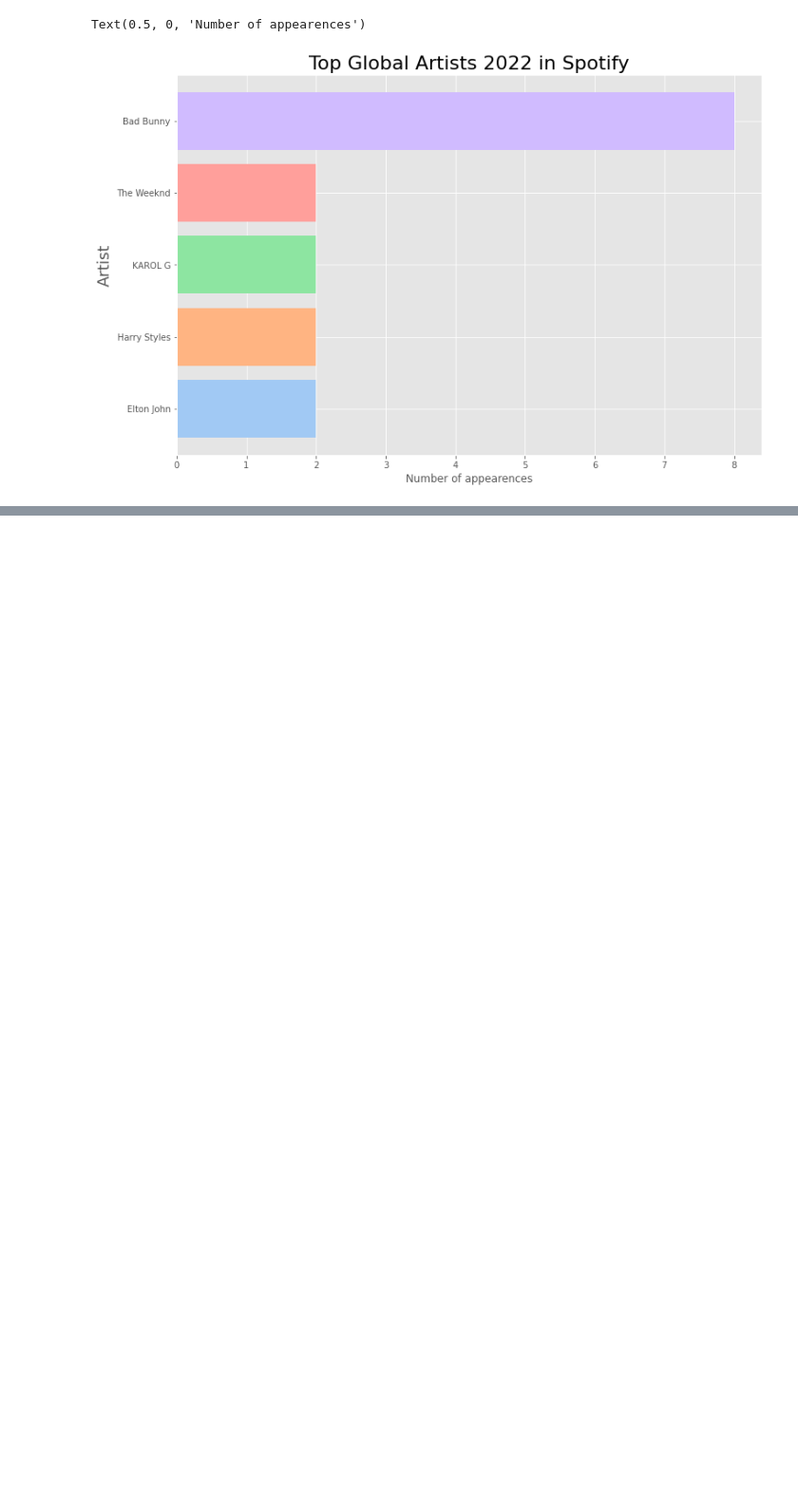
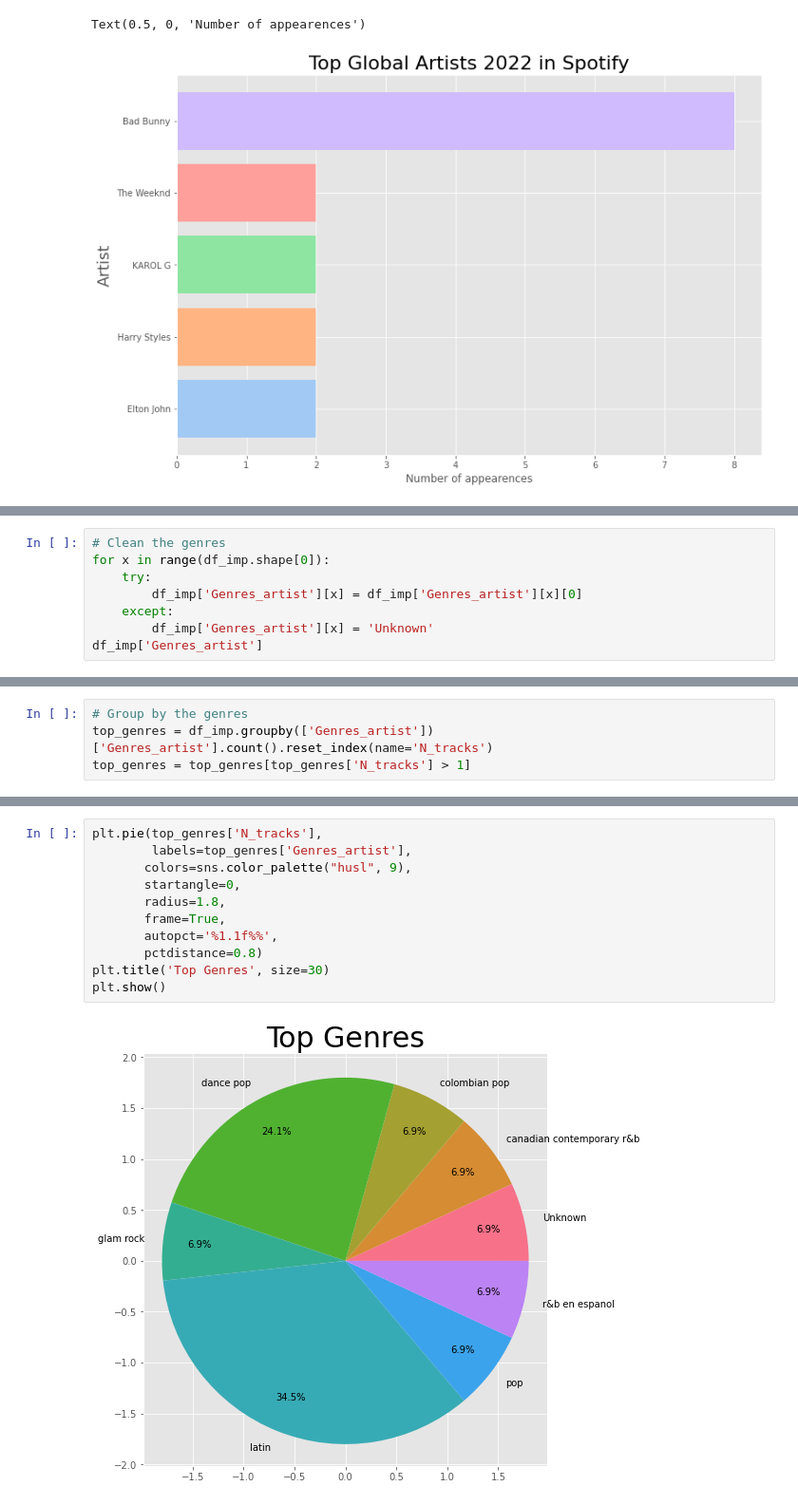
Before and after one commit to julio-avt/EDA_Spotify, a Jupyter notebook: Top50Global_Spotify.ipynb, the cells around one changed output, grey strips where cells are left out. Shown at 95% size. Cells and saved outputs as stored; diff of their text form; blank space fills up the shorter version.

Commit message:
Some charts were added

```diff
--- a/Top50Global_Spotify.ipynb
+++ b/Top50Global_Spotify.ipynb
@@ -315,0 +307,8 @@ Text(0.5, 0, 'Number of appearences')
+# %%
+# Clean the genres
+for x in range(df_imp.shape[0]):
+    try:
+        df_imp['Genres_artist'][x] = df_imp['Genres_artist'][x][0]
+    except:
+        df_imp['Genres_artist'][x] = 'Unknown'
+df_imp['Genres_artist']
@@ -315,0 +333,4 @@ Text(0.5, 0, 'Number of appearences')
+# %%
+# Group by the genres
+top_genres = df_imp.groupby(['Genres_artist'])['Genres_artist'].count().reset_index(name='N_tracks')
+top_genres = top_genres[top_genres['N_tracks'] > 1]
@@ -315,0 +349,13 @@ Text(0.5, 0, 'Number of appearences')
+# %%
+plt.pie(top_genres['N_tracks'],
+        labels=top_genres['Genres_artist'],
+       colors=sns.color_palette("husl", 9),
+       startangle=0,
+       radius=1.8,
+       frame=True,
+       autopct='%1.1f%%',
+       pctdistance=0.8)
+plt.title('Top Genres', size=30)
+plt.show()
+# %% [output]
+[figure, added]
```
Also changed, not shown: parts of 14 cells of this notebook, 1 other file.
